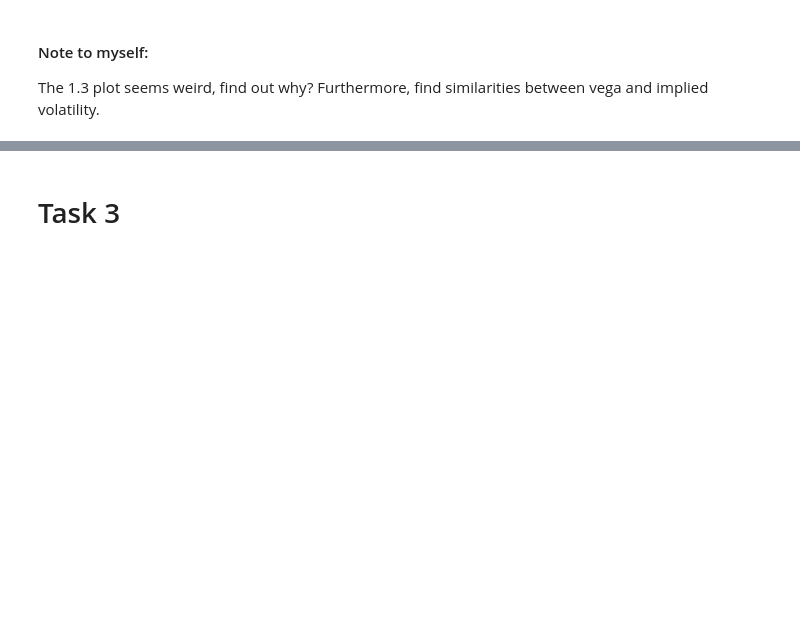
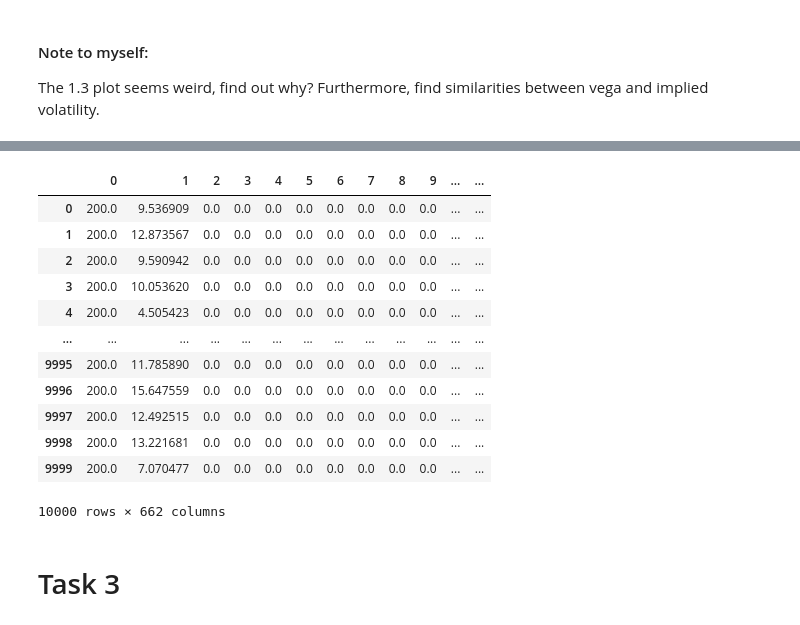
Before and after one commit to DataJakob/Various-School-Projects, a Jupyter notebook: Project_Evaluation_and_Finance/deliverable.ipynb, the cells around one changed output, grey strips where cells are left out. Drawn from its saved outputs; the diff is of its cells as text; code cells hidden in the pictures; blank space fills up the shorter version.

```diff
--- a/Project_Evaluation_and_Finance/deliverable.ipynb
+++ b/Project_Evaluation_and_Finance/deliverable.ipynb
@@ -97,3 +171,19 @@ plt.savefig('1d.PNG')
+# %%
+early_exercise
+# %% [output]
+|  | 0 | 1 | 2 | 3 | 4 | 5 | 6 | 7 | 8 | 9 | ... | ... |
+| 0 | 200.0 | 9.536909 | 0.0 | 0.0 | 0.0 | 0.0 | 0.0 | 0.0 | 0.0 | 0.0 | ... | ... |
+| 1 | 200.0 | 12.873567 | 0.0 | 0.0 | 0.0 | 0.0 | 0.0 | 0.0 | 0.0 | 0.0 | ... | ... |
+| 2 | 200.0 | 9.590942 | 0.0 | 0.0 | 0.0 | 0.0 | 0.0 | 0.0 | 0.0 | 0.0 | ... | ... |
+| 3 | 200.0 | 10.053620 | 0.0 | 0.0 | 0.0 | 0.0 | 0.0 | 0.0 | 0.0 | 0.0 | ... | ... |
+| 4 | 200.0 | 4.505423 | 0.0 | 0.0 | 0.0 | 0.0 | 0.0 | 0.0 | 0.0 | 0.0 | ... | ... |
+| ... | ... | ... | ... | ... | ... | ... | ... | ... | ... | ... | ... | ... |
+| 9995 | 200.0 | 11.785890 | 0.0 | 0.0 | 0.0 | 0.0 | 0.0 | 0.0 | 0.0 | 0.0 | ... | ... |
+| 9996 | 200.0 | 15.647559 | 0.0 | 0.0 | 0.0 | 0.0 | 0.0 | 0.0 | 0.0 | 0.0 | ... | ... |
+| 9997 | 200.0 | 12.492515 | 0.0 | 0.0 | 0.0 | 0.0 | 0.0 | 0.0 | 0.0 | 0.0 | ... | ... |
+| 9998 | 200.0 | 13.221681 | 0.0 | 0.0 | 0.0 | 0.0 | 0.0 | 0.0 | 0.0 | 0.0 | ... | ... |
+| 9999 | 200.0 | 7.070477 | 0.0 | 0.0 | 0.0 | 0.0 | 0.0 | 0.0 | 0.0 | 0.0 | ... | ... |
+10000 rows × 662 columns
 # %% [markdown]
 <h1> Task 3
 # %%
```
Also changed, not shown: parts of 17 cells of this notebook, 1 other file.
